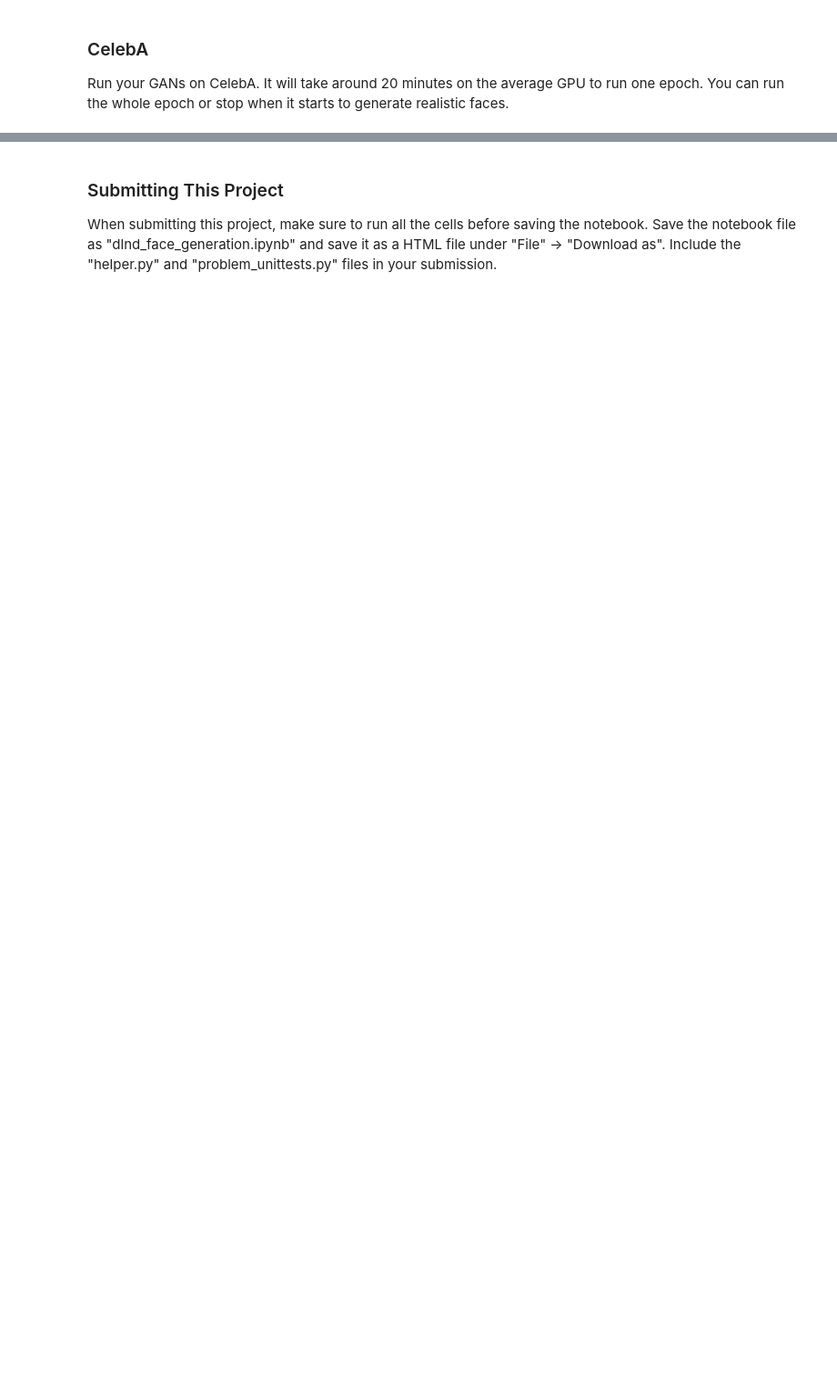
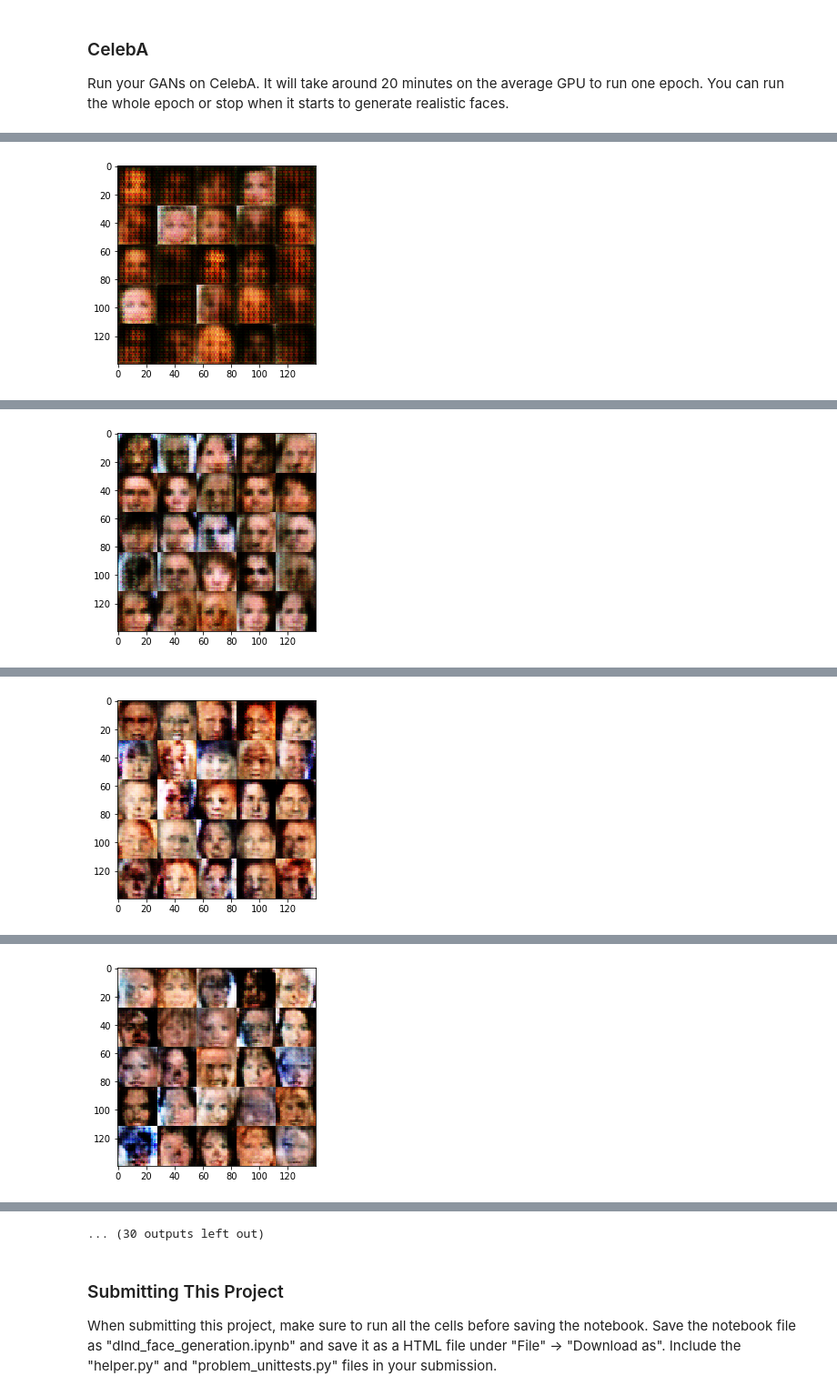
Before and after one commit to tiagospies/gan, a Jupyter notebook: dlnd_face_generation.ipynb, the cells around one changed output, grey strips where cells are left out. Shown at 91% size. Drawn from its saved outputs; the diff is of its cells as text; code cells hidden in the pictures; blank space fills up the shorter version.

```diff
--- a/dlnd_face_generation.ipynb
+++ b/dlnd_face_generation.ipynb
@@ -394,18 +423,20 @@ with tf.Graph().as_default():
 ### CelebA
 Run your GANs on CelebA.  It will take around 20 minutes on the average GPU to run one epoch.  You can run the whole epoch or stop when it starts to generate realistic faces.
 # %%
-batch_size = 200
+import time
+batch_size = 80
 z_dim = 100
 learning_rate = 0.001
-beta1 = 0.5
+beta1 = 0.4
 
 
 """
 DON'T MODIFY ANYTHING IN THIS CELL THAT IS BELOW THIS LINE
 """
-epochs = 1
+epochs = 4
 
 celeba_dataset = helper.Dataset('celeba', glob(os.path.join(data_dir, 'img_align_celeba/*.jpg')))
 with tf.Graph().as_default():
     train(epochs, batch_size, z_dim, learning_rate, beta1, celeba_dataset.get_batches,
           celeba_dataset.shape, celeba_dataset.image_mode)
+# %% [output]
@@ -411,0 +445 @@ with tf.Graph().as_default():
+[figure, added]
@@ -411,0 +448 @@ with tf.Graph().as_default():
+[figure, added]
@@ -411,0 +451 @@ with tf.Graph().as_default():
+[figure, added]
@@ -411,0 +454 @@ with tf.Graph().as_default():
+[figure, added]
@@ -412,3 +461,4 @@ with tf.Graph().as_default():
+... (30 outputs left out)
 # %% [markdown]
 ### Submitting This Project
 When submitting this project, make sure to run all the cells before saving the notebook. Save the notebook file as "dlnd_face_generation.ipynb" and save it as a HTML file under "File" -> "Download as". Include the "helper.py" and "problem_unittests.py" files in your submission.
```
Also changed, not shown: parts of 12 cells of this notebook.
